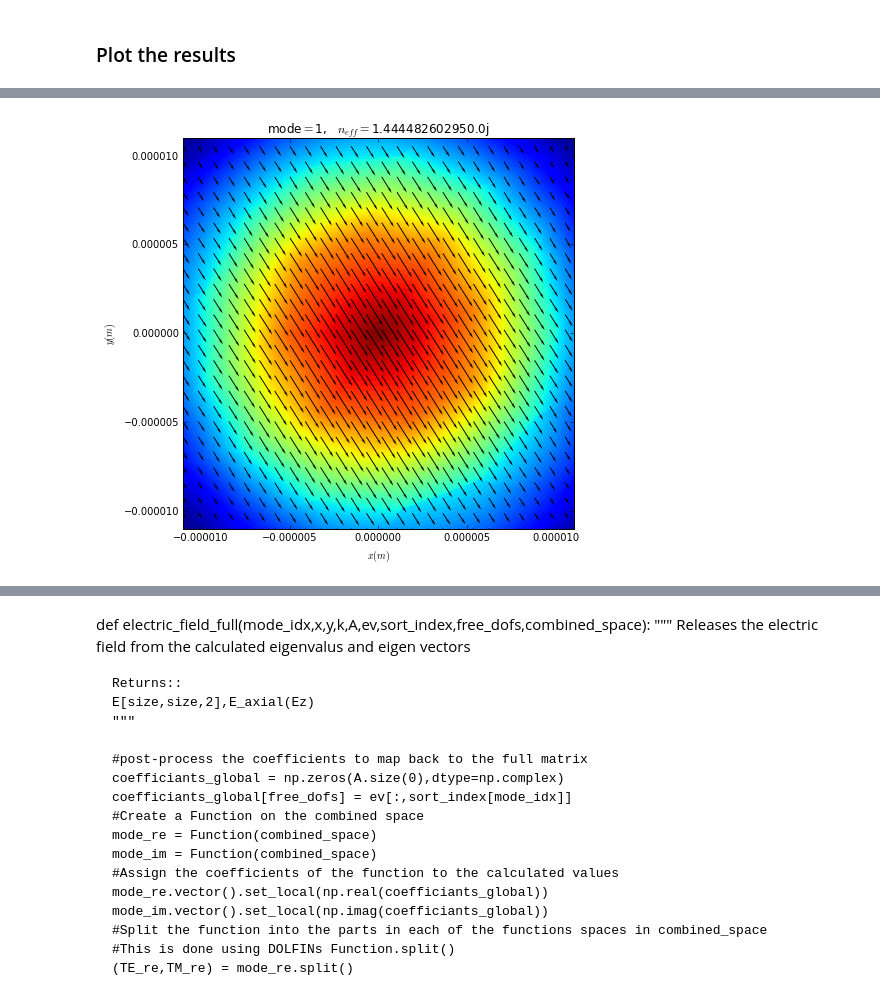
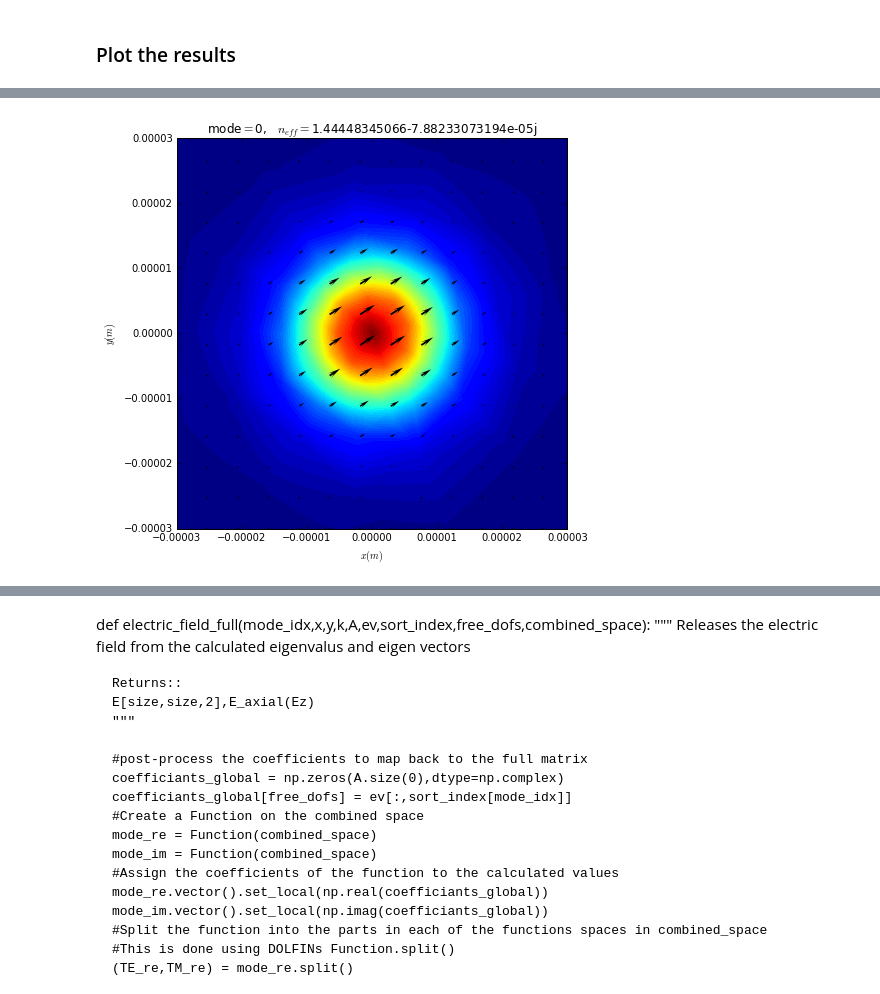
Before and after one commit to ibegleris/WaFEl, a Jupyter notebook: Dispersion_analysis.ipynb, the cells around one changed output, grey strips where cells are left out. Saved outputs shown, nothing was run; the diff lists cells and outputs as text; code cells hidden in the pictures.

```diff
--- a/Dispersion_analysis.ipynb
+++ b/Dispersion_analysis.ipynb
@@ -276,6 +296,0 @@ x,y,E,E_axial = electric_field_interpolation(x,y,r_core,r_clad,mode,mode_idx,k,b
-# %%
-mode=1
-mode_idx = propagating_modes[mode]
-x,y,E,E_axial = electric_field_interpolation(x,y,r_core,r_clad,mode,mode_idx,k,beta,k0,A,ev,sort_index,free_dofs,combined_space,ploting = True,sp=20)
-# %% [output]
-[figure, removed]
@@ -287,0 +297,10 @@ x,y,E,E_axial = electric_field_interpolation(x,y,r_core,r_clad,mode,mode_idx,k,b
+# %%
+size1,size2 = 512,512
+min_max = (-3*r_core,3*r_core,-3*r_core,3*r_core)
+# %%
+mode0 = modes(0,size1,size2,min_max,propagating_modes,beta,sort_index,k0)
+mode0.electric_field_full(k,A,ev,sort_index,free_dofs,combined_space)
+# %%
+mode0.plot_electric_field(scales = 100000,sp=40)
+# %% [output]
+[figure, added]
```
Also changed, not shown: parts of 34 cells of this notebook, 11 other files.
